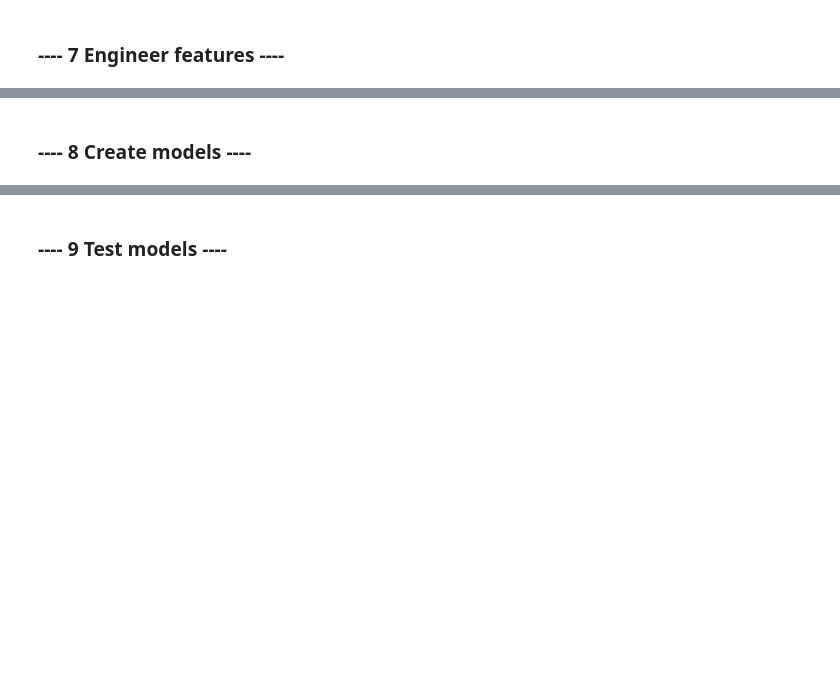
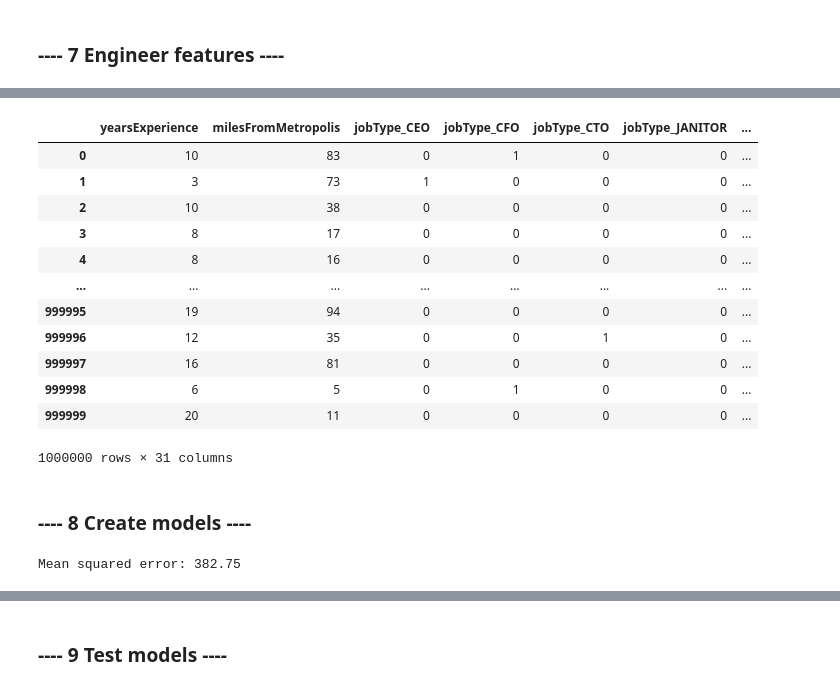
Before and after one commit to kevinmoldovan/salarypredictionsproject, a Jupyter notebook: First Portfolio Project.ipynb, the cells around one changed output, grey strips where cells are left out. Drawn from its saved outputs; the diff is of its cells as text; code cells hidden in the pictures; blank space fills up the shorter version.

```diff
--- a/First Portfolio Project.ipynb
+++ b/First Portfolio Project.ipynb
@@ -187,0 +252,5 @@ You will cycle through creating features, tuning models, and training/validing m
+# %%
+#dropping jobid and company id because no correlation
+
+x = x.drop(columns=['jobId','companyId'])
+x
@@ -187,0 +271,19 @@ You will cycle through creating features, tuning models, and training/validing m
+# %%
+#getting dummy variables for categorical columns
+x = pd.get_dummies(data=x, columns=['jobType' , 'degree' , 'major', 'industry'])
+# %%
+x
+# %% [output]
+|  | yearsExperience | milesFromMetropolis | jobType_CEO | jobType_CFO | jobType_CTO | jobType_JANITOR | ... |
+| 0 | 10 | 83 | 0 | 1 | 0 | 0 | ... |
+| 1 | 3 | 73 | 1 | 0 | 0 | 0 | ... |
+| 2 | 10 | 38 | 0 | 0 | 0 | 0 | ... |
+| 3 | 8 | 17 | 0 | 0 | 0 | 0 | ... |
+| 4 | 8 | 16 | 0 | 0 | 0 | 0 | ... |
+| ... | ... | ... | ... | ... | ... | ... | ... |
+| 999995 | 19 | 94 | 0 | 0 | 0 | 0 | ... |
+| 999996 | 12 | 35 | 0 | 0 | 1 | 0 | ... |
+| 999997 | 16 | 81 | 0 | 0 | 0 | 0 | ... |
+| 999998 | 6 | 5 | 0 | 1 | 0 | 0 | ... |
+| 999999 | 20 | 11 | 0 | 0 | 0 | 0 | ... |
+1000000 rows × 31 columns
@@ -191,0 +298,15 @@ You will cycle through creating features, tuning models, and training/validing m
+# %%
+# Create linear regression object
+lr = linear_model.LinearRegression()
+
+# Train the model using the training sets
+lr.fit(x_train, y_train)
+
+# Make predictions using the testing set
+y_pred = lr.predict(x_test)
+
+# Getting Mean Squared Error
+print('Mean squared error: %.2f'
+      % mean_squared_error(y_test, y_pred))
+# %% [output]
+Mean squared error: 382.75
```
Also changed, not shown: parts of 13 cells of this notebook.
